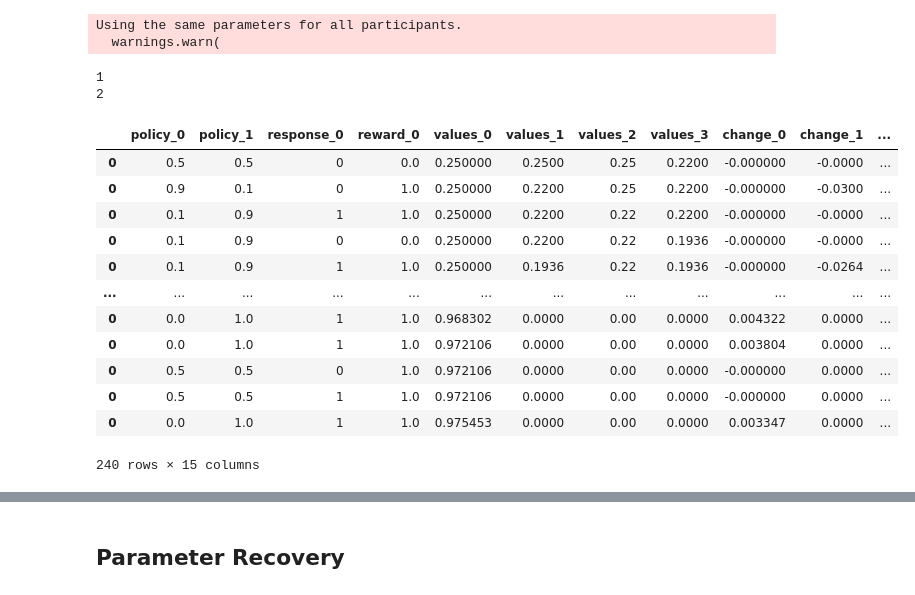
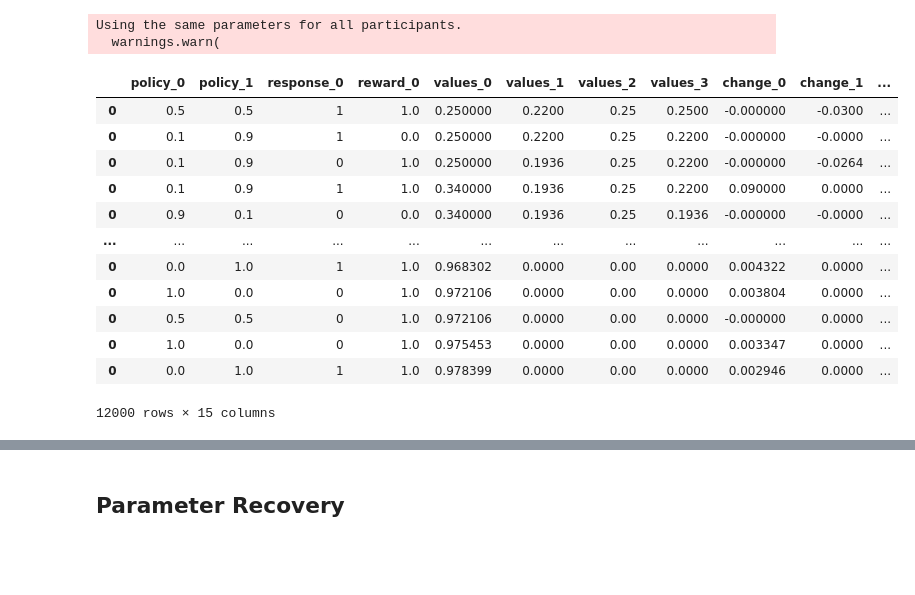
Before and after one commit to DevComPsy/cpm, a Jupyter notebook: docs/examples/example2.ipynb, the cells around one changed output, grey strips where cells are left out. Cells and saved outputs as stored; diff of their text form; code cells hidden in the pictures; blank space fills up the shorter version.

```diff
--- a/docs/examples/example2.ipynb
+++ b/docs/examples/example2.ipynb
@@ -272,42 +272,19 @@ simulation.run()
 # %% [output]
 Using the same parameters for all participants.
   warnings.warn(
-# %%
-test = copy.deepcopy(simulation.simulation)
-
-big = pd.DataFrame()
-id = 0
-for i in test[0:2]:
-    ppt = pd.DataFrame()
-    for k in i:
-        row = pd.DataFrame()
-        for key, value in k.items():
-            if isinstance(value, int) or isinstance(value, float):
-                value =np.array([value])
-            current = pd.DataFrame(value.flatten()).T
-            current.columns = [f"{key}_{i}" for i in range(current.shape[1])]
-            row = pd.concat([row, current], axis=1)
-        ppt = pd.concat([ppt, row], axis=0)
-    ppt["ppt"] = id
-    id += 1
-    print(id)
-    big = pd.concat([big, ppt], axis=0)
-# %% [output]
-1
-2
-# %%
-big
-# %% [output]
-|  | policy_0 | policy_1 | response_0 | reward_0 | values_0 | values_1 | values_2 | values_3 | change_0 | change_1 | ... |
-| 0 | 0.5 | 0.5 | 0 | 0.0 | 0.250000 | 0.2500 | 0.25 | 0.2200 | -0.000000 | -0.0000 | ... |
-| 0 | 0.9 | 0.1 | 0 | 1.0 | 0.250000 | 0.2200 | 0.25 | 0.2200 | -0.000000 | -0.0300 | ... |
-| 0 | 0.1 | 0.9 | 1 | 1.0 | 0.250000 | 0.2200 | 0.22 | 0.2200 | -0.000000 | -0.0000 | ... |
-| 0 | 0.1 | 0.9 | 0 | 0.0 | 0.250000 | 0.2200 | 0.22 | 0.1936 | -0.000000 | -0.0000 | ... |
-| 0 | 0.1 | 0.9 | 1 | 1.0 | 0.250000 | 0.1936 | 0.22 | 0.1936 | -0.000000 | -0.0264 | ... |
-| ... | ... | ... | ... | ... | ... | ... | ... | ... | ... | ... | ... |
-| 0 | 0.0 | 1.0 | 1 | 1.0 | 0.968302 | 0.0000 | 0.00 | 0.0000 | 0.004322 | 0.0000 | ... |
-| 0 | 0.0 | 1.0 | 1 | 1.0 | 0.972106 | 0.0000 | 0.00 | 0.0000 | 0.003804 | 0.0000 | ... |
-| 0 | 0.5 | 0.5 | 0 | 1.0 | 0.972106 | 0.0000 | 0.00 | 0.0000 | -0.000000 | 0.0000 | ... |
-| 0 | 0.5 | 0.5 | 1 | 1.0 | 0.972106 | 0.0000 | 0.00 | 0.0000 | -0.000000 | 0.0000 | ... |
-| 0 | 0.0 | 1.0 | 1 | 1.0 | 0.975453 | 0.0000 | 0.00 | 0.0000 | 0.003347 | 0.0000 | ... |
-240 rows × 15 columns
+# %%
+simulation.export()
+# %% [output]
+|  | policy_0 | policy_1 | response_0 | reward_0 | values_0 | values_1 | values_2 | values_3 | change_0 | change_1 | ... |
+| 0 | 0.5 | 0.5 | 1 | 1.0 | 0.250000 | 0.2200 | 0.25 | 0.2500 | -0.000000 | -0.0300 | ... |
+| 0 | 0.1 | 0.9 | 1 | 0.0 | 0.250000 | 0.2200 | 0.25 | 0.2200 | -0.000000 | -0.0000 | ... |
+| 0 | 0.1 | 0.9 | 0 | 1.0 | 0.250000 | 0.1936 | 0.25 | 0.2200 | -0.000000 | -0.0264 | ... |
+| 0 | 0.1 | 0.9 | 1 | 1.0 | 0.340000 | 0.1936 | 0.25 | 0.2200 | 0.090000 | 0.0000 | ... |
+| 0 | 0.9 | 0.1 | 0 | 0.0 | 0.340000 | 0.1936 | 0.25 | 0.1936 | -0.000000 | -0.0000 | ... |
+| ... | ... | ... | ... | ... | ... | ... | ... | ... | ... | ... | ... |
+| 0 | 0.0 | 1.0 | 1 | 1.0 | 0.968302 | 0.0000 | 0.00 | 0.0000 | 0.004322 | 0.0000 | ... |
+| 0 | 1.0 | 0.0 | 0 | 1.0 | 0.972106 | 0.0000 | 0.00 | 0.0000 | 0.003804 | 0.0000 | ... |
+| 0 | 0.5 | 0.5 | 0 | 1.0 | 0.972106 | 0.0000 | 0.00 | 0.0000 | -0.000000 | 0.0000 | ... |
+| 0 | 1.0 | 0.0 | 0 | 1.0 | 0.975453 | 0.0000 | 0.00 | 0.0000 | 0.003347 | 0.0000 | ... |
+| 0 | 0.0 | 1.0 | 1 | 1.0 | 0.978399 | 0.0000 | 0.00 | 0.0000 | 0.002946 | 0.0000 | ... |
+12000 rows × 15 columns
```
Also changed, not shown: parts of 3 cells of this notebook, 1 other file.
